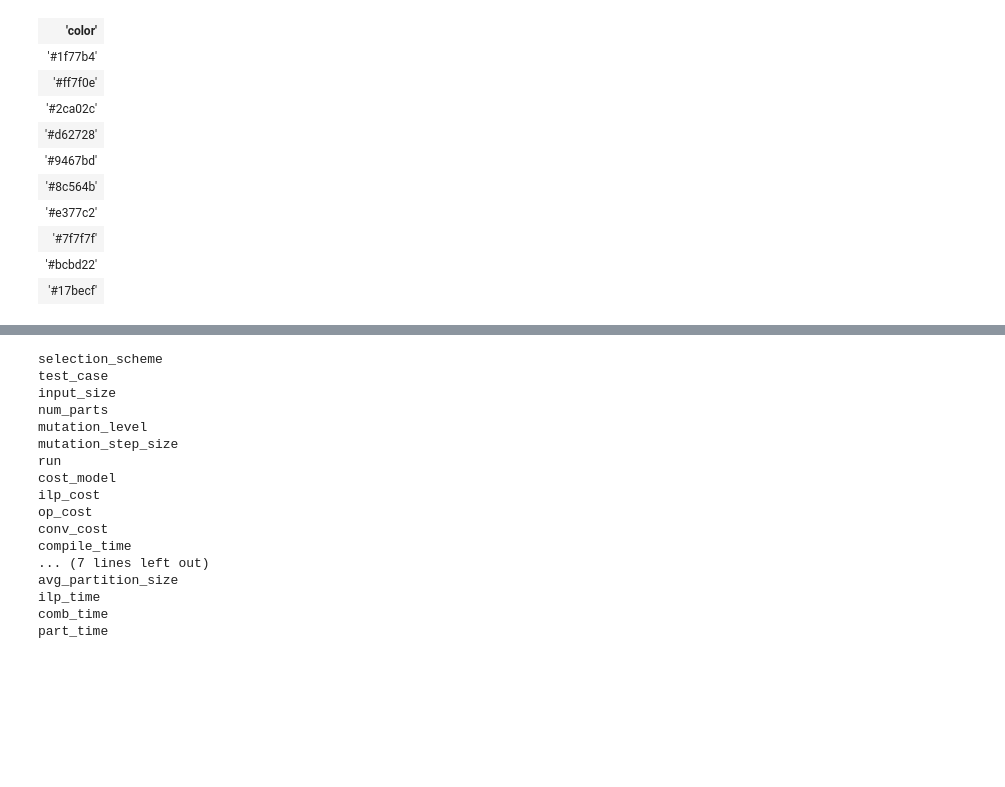
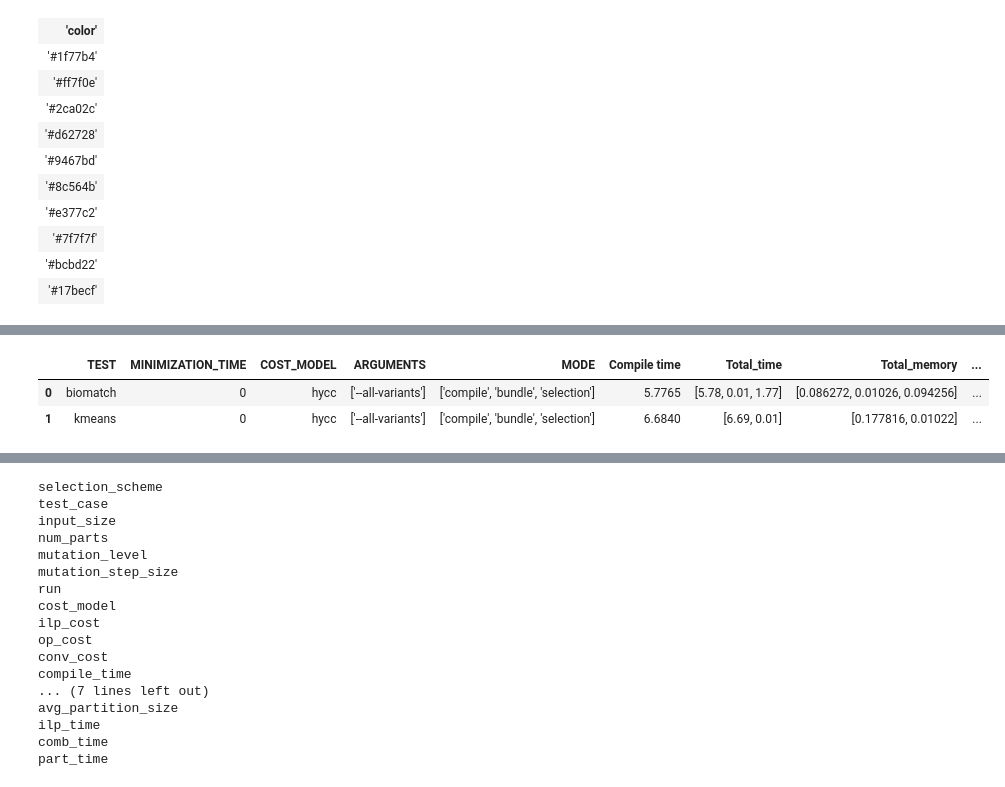
Before and after one commit to edwjchen/circ_benchmarks, a Jupyter notebook: analysis/analysis.ipynb, the cells around one changed output, grey strips where cells are left out. Saved outputs shown, nothing was run; the diff lists cells and outputs as text; code cells hidden in the pictures; blank space fills up the shorter version.

```diff
--- a/analysis/analysis.ipynb
+++ b/analysis/analysis.ipynb
@@ -30,0 +57,6 @@ plt.rcParams['axes.prop_cycle']
+# %%
+hycc_compile_df.head()
+# %% [output]
+|  | TEST | MINIMIZATION_TIME | COST_MODEL | ARGUMENTS | MODE | Compile time | Total_time | Total_memory | ... |
+| 0 | biomatch | 0 | hycc | ['--all-variants'] | ['compile', 'bundle', 'selection'] | 5.7765 | [5.78, 0.01, 1.77] | [0.086272, 0.01026, 0.094256] | ... |
+| 1 | kmeans | 0 | hycc | ['--all-variants'] | ['compile', 'bundle', 'selection'] | 6.6840 | [6.69, 0.01] | [0.177816, 0.01022] | ... |
```
Also changed, not shown: parts of 4 cells of this notebook, 5 other files.
